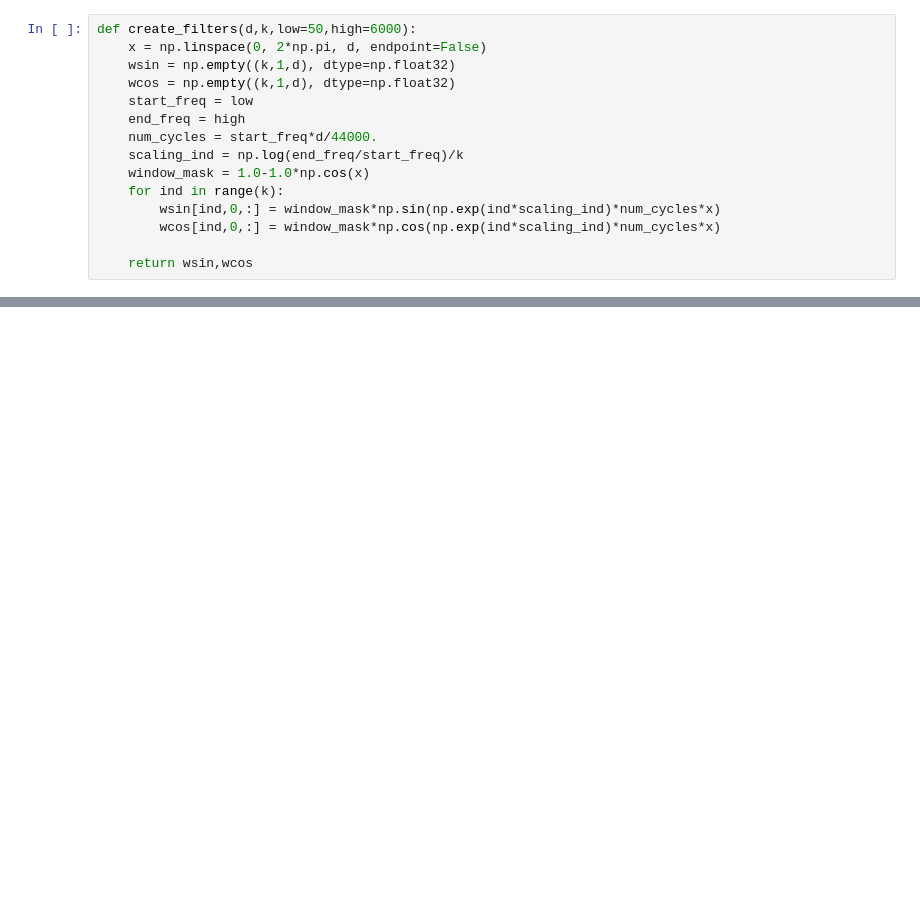
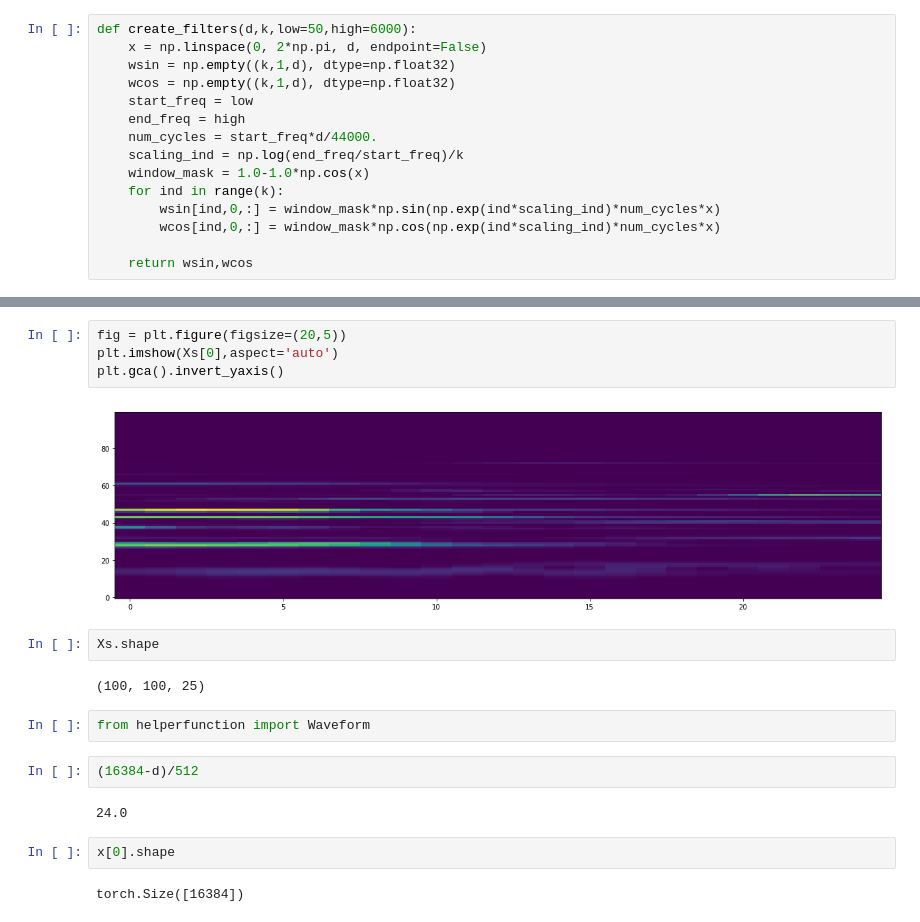
Before and after one commit to KinWaiCheuk/MusicNet_Analysis, a Jupyter notebook: Reconstruction.ipynb, the cells around one changed output, grey strips where cells are left out. Drawn from its saved outputs; the diff is of its cells as text; blank space fills up the shorter version.

```diff
--- a/Reconstruction.ipynb
+++ b/Reconstruction.ipynb
@@ -58,0 +88,20 @@ def create_filters(d,k,low=50,high=6000):
+# %%
+fig = plt.figure(figsize=(20,5))
+plt.imshow(Xs[0],aspect='auto')
+plt.gca().invert_yaxis()
+# %% [output]
+[figure, added]
+# %%
+Xs.shape
+# %% [output]
+(100, 100, 25)
+# %%
+from helperfunction import Waveform
+# %%
+(16384-d)/512
+# %% [output]
+24.0
+# %%
+x[0].shape
+# %% [output]
+torch.Size([16384])
```
Also changed, not shown: parts of 24 cells of this notebook, 21 other files.
